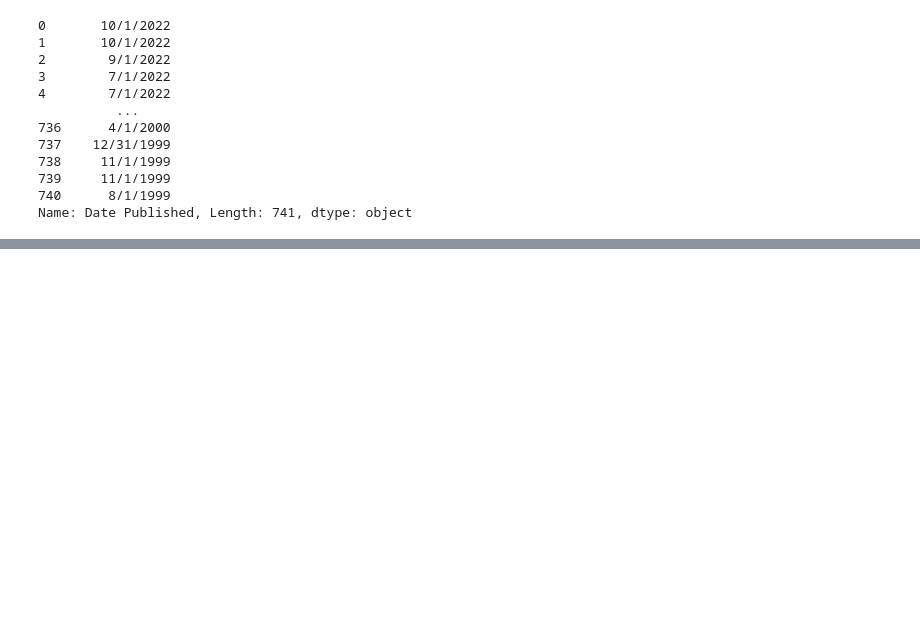
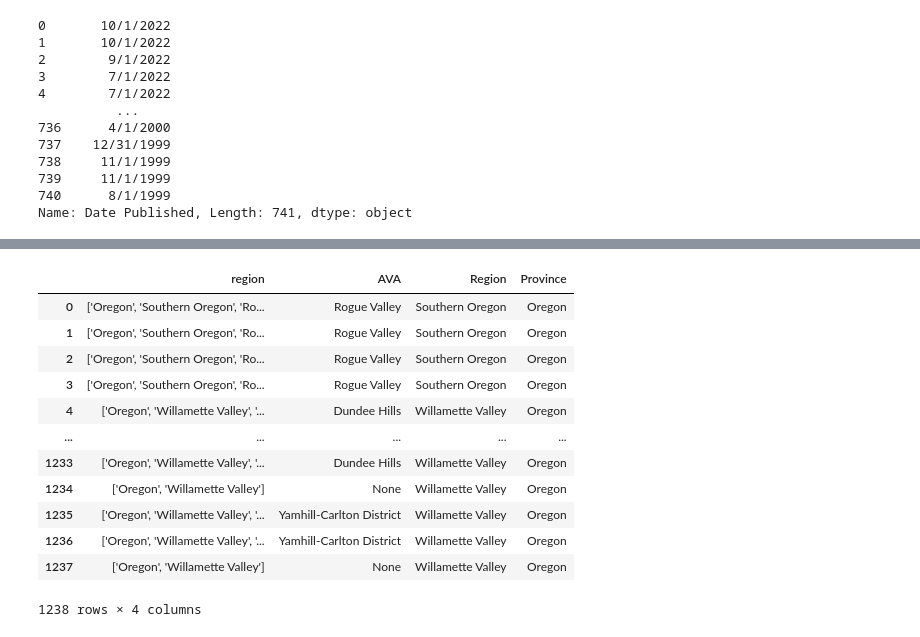
Before and after one commit to Bag0niku/Oregon_Wine, a Jupyter notebook: data/wine/nick_cleaning_wine_reviews.ipynb, the cells around one changed output, grey strips where cells are left out. Cells and saved outputs as stored; diff of their text form; code cells hidden in the pictures; blank space fills up the shorter version.

```diff
--- a/data/wine/nick_cleaning_wine_reviews.ipynb
+++ b/data/wine/nick_cleaning_wine_reviews.ipynb
@@ -723,0 +690,3 @@ Wine Enthusiast reviews are clean enough to merge. I see that there is no review
+# %%
+cleaning_df = spectator_df.copy()
+cleaning_df
@@ -723,0 +707,3 @@ Wine Enthusiast reviews are clean enough to merge. I see that there is no review
+# %%
+cleaning_df["source"] = cleaning_df['source'].copy() +" " +cleaning_df['Magazine'].copy()
+cleaning_df['source']
@@ -723,0 +746,3 @@ Wine Enthusiast reviews are clean enough to merge. I see that there is no review
+# %%
+regions = cleaning_df['region'].dropna().copy()
+regions
@@ -723,0 +762,17 @@ Wine Enthusiast reviews are clean enough to merge. I see that there is no review
+# %%
+province = []
+ava = []
+region = []
+
+for i in regions.index:
+    bottle = regions[i][2:-2].split("', '")
+    province.append((i, bottle[0]))
+    if len(bottle) != 3:
+        if len(bottle) == 2:
+            region.append((i, bottle[1]))
+    else:
+        region.append((i, bottle[1]))
+        ava.append((i, bottle[-1]))
+print(province, "\n=====================\n")
+print(region, "\n=====================\n")
+print(ava, "\n=====================\n")
@@ -723,0 +788,29 @@ Wine Enthusiast reviews are clean enough to merge. I see that there is no review
+# %%
+cleaning_df["AVA"] = None
+cleaning_df['Region'] = None
+cleaning_df['Province'] = None
+
+for i, entry in ava:
+    cleaning_df.loc[i, 'AVA'] = entry
+
+for i, entry in region:
+    cleaning_df.loc[i, 'Region'] = entry
+
+for i, entry in province:
+    cleaning_df.loc[i, 'Province'] = entry
+
+cleaning_df.loc[:,["region", "AVA", "Region", "Province"]]
+# %% [output]
+|  | region | AVA | Region | Province |
+| 0 | ['Oregon', 'Southern Oregon', 'Ro... | Rogue Valley | Southern Oregon | Oregon |
+| 1 | ['Oregon', 'Southern Oregon', 'Ro... | Rogue Valley | Southern Oregon | Oregon |
+| 2 | ['Oregon', 'Southern Oregon', 'Ro... | Rogue Valley | Southern Oregon | Oregon |
+| 3 | ['Oregon', 'Southern Oregon', 'Ro... | Rogue Valley | Southern Oregon | Oregon |
+| 4 | ['Oregon', 'Willamette Valley', '... | Dundee Hills | Willamette Valley | Oregon |
+| ... | ... | ... | ... | ... |
+| 1233 | ['Oregon', 'Willamette Valley', '... | Dundee Hills | Willamette Valley | Oregon |
+| 1234 | ['Oregon', 'Willamette Valley'] | None | Willamette Valley | Oregon |
+| 1235 | ['Oregon', 'Willamette Valley', '... | Yamhill-Carlton District | Willamette Valley | Oregon |
+| 1236 | ['Oregon', 'Willamette Valley', '... | Yamhill-Carlton District | Willamette Valley | Oregon |
+| 1237 | ['Oregon', 'Willamette Valley'] | None | Willamette Valley | Oregon |
+1238 rows × 4 columns
```
Also changed, not shown: parts of 67 cells of this notebook, 1 other file.
